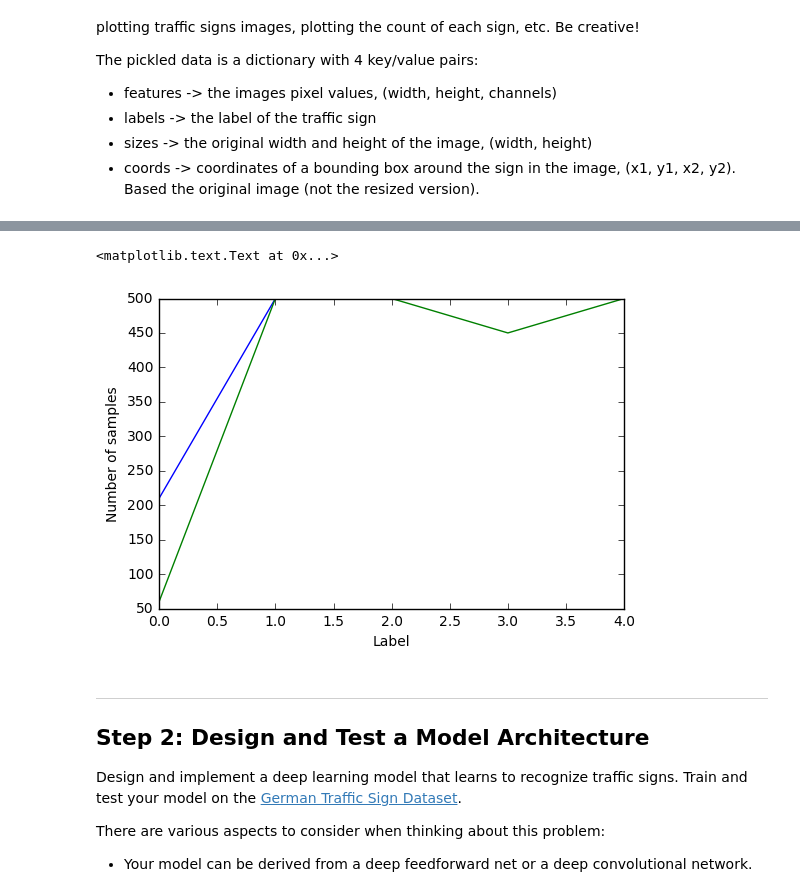
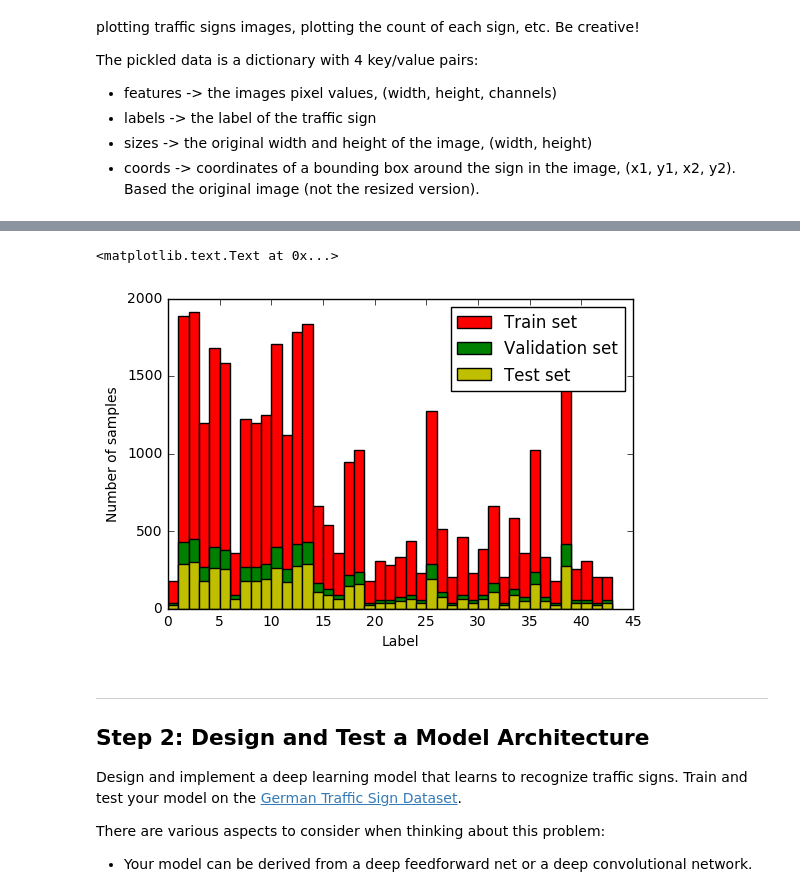
Before and after one commit to AM5800/self_drifing_car, a Jupyter notebook: traffic-signs/Traffic_Signs_Recognition.ipynb, the cells around one changed output, grey strips where cells are left out. Drawn from its saved outputs; the diff is of its cells as text; code cells hidden in the pictures.

Commit message:
Create validation set

```diff
--- a/traffic-signs/Traffic_Signs_Recognition.ipynb
+++ b/traffic-signs/Traffic_Signs_Recognition.ipynb
@@ -195,17 +218,25 @@ sign_names = get_signs_names()
 # %%
 def build_labels_counts(labels):
     return list(zip(*map(lambda x: (x[0], len(list(x[1]))), groupby(sorted(labels)))))
 
 trainset_counts = build_labels_counts(y_train)
+validset_count = build_labels_counts(y_valid)
 testset_count = build_labels_counts(y_test)
-plt.plot(trainset_counts[0], trainset_counts[1])
-plt.plot(testset_count[0], testset_count[1])
+
+width = 1
+
+train_plot = plt.bar(trainset_counts[0], trainset_counts[1], width, label="Train set", color='r')
+valid_plot = plt.bar(validset_count[0], validset_count[1], width, label="Validation set", color='g')
+test_plot = plt.bar(testset_count[0], testset_count[1], width, label="Test set", color='y')
+
+
+plt.legend(handles=[train_plot, valid_plot, test_plot])
 
 plt.ylabel("Number of samples")
 plt.xlabel("Label")
 # %% [output]
 <matplotlib.text.Text at 0x...>
-[figure, old version]
+[figure, new version]
 # %% [markdown]
 ----
 
```
Also changed, not shown: parts of 10 cells of this notebook.
